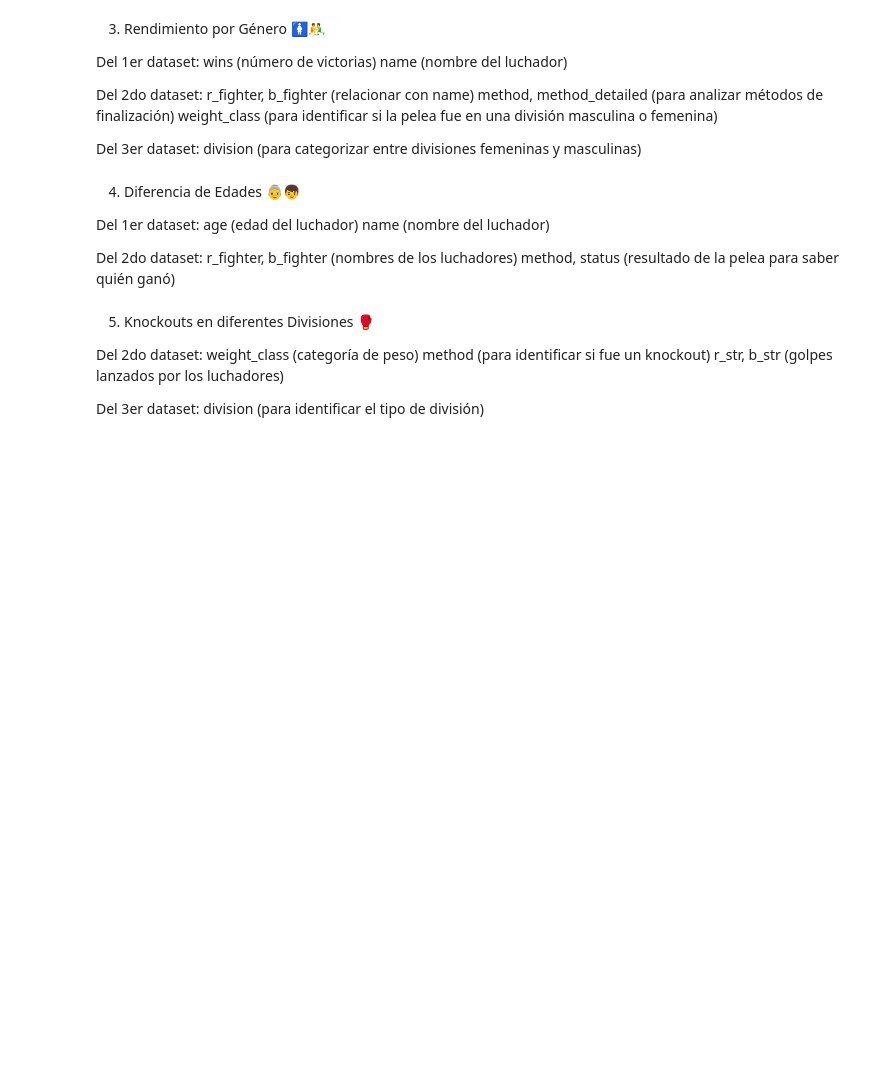
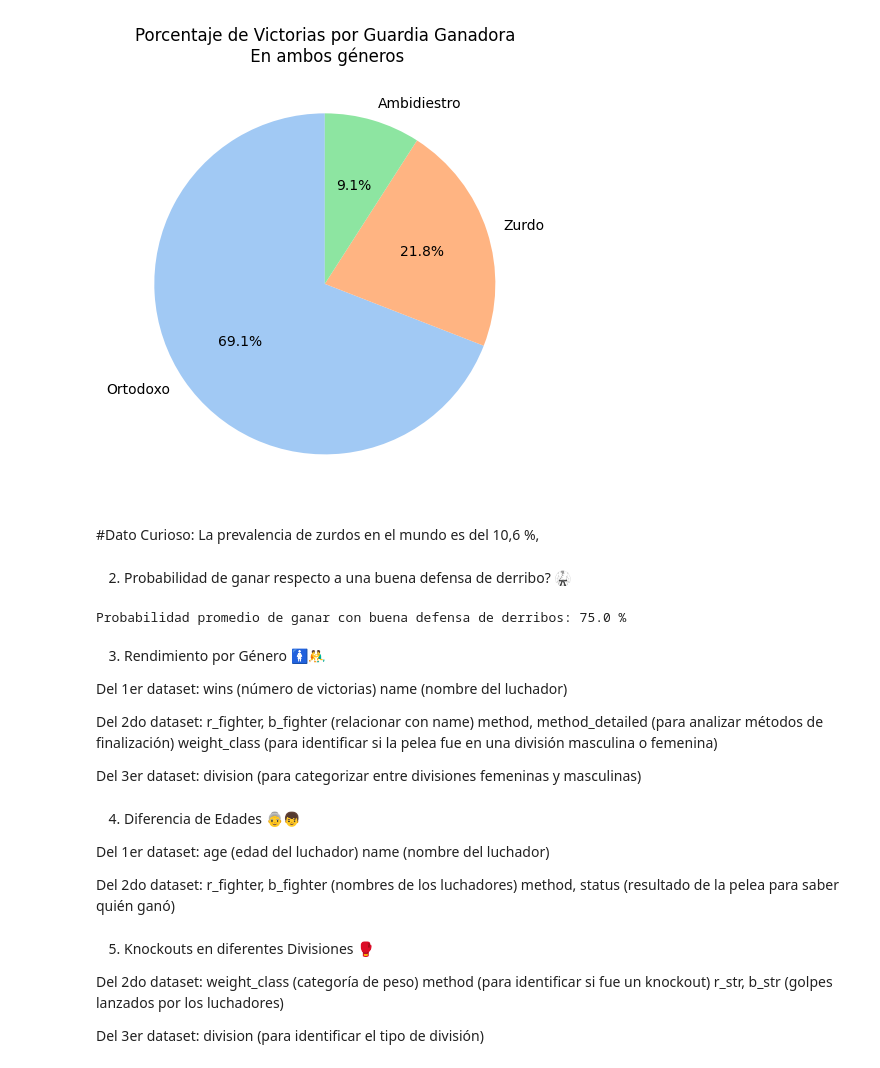
Before and after one commit to JavierRodriguezFontiveros/UFC_EDA, a Jupyter notebook: SRC/notebook/Hipotesis.ipynb, the cells around one changed output. Saved outputs shown, nothing was run; the diff lists cells and outputs as text; code cells hidden in the pictures; blank space fills up the shorter version.

```diff
--- a/SRC/notebook/Hipotesis.ipynb
+++ b/SRC/notebook/Hipotesis.ipynb
@@ -216,0 +44,11 @@ plt.show()
+# %%
+ganadores = pd.merge(df_2_filtro, df_1_filtro, left_on='Ganador', right_on='Nombre', how='left')  #Merge
+ganadores = ganadores[['Ganador', 'Guardia']].rename(columns={'Guardia': 'Guardia_ganador'})      #Cambiar nombre
+
+perdedores = pd.merge(df_2_filtro, df_1_filtro, left_on='Perdedor', right_on='Nombre', how='left') #Merge
+perdedores = perdedores[['Perdedor', 'Guardia']].rename(columns={'Guardia': 'Guardia_perdedor'})   #Cambiar nombre
+
+df_combinado = pd.merge(ganadores, perdedores, left_index=True, right_index=True)                             #Combinar
+df_combinado = df_combinado.dropna(subset=['Ganador', 'Guardia_ganador', 'Perdedor', 'Guardia_perdedor'])     #Eliminar NaN's
+
+df_combinado
@@ -216,0 +69,17 @@ plt.show()
+# %%
+contador_guardias = df_combinado['Guardia_ganador'].value_counts()
+
+porcentajes_guardias = (contador_guardias / contador_guardias.sum()) * 100
+
+plt.figure(figsize=(5, 5))
+plt.pie(porcentajes_guardias, labels=porcentajes_guardias.index, autopct='%1.1f%%', startangle=90, colors=sns.color_palette('pastel'))
+plt.title("Porcentaje de Victorias por Guardia Ganadora\n En ambos géneros")
+
+plt.tight_layout()
+plt.show()
+# %% [output]
+[figure, added]
+# %% [markdown]
+#Dato Curioso: La prevalencia de zurdos en el mundo es del 10,6 %,
+# %% [markdown]
+2. Probabilidad de ganar respecto a una buena defensa de derribo? 🥋
@@ -217,3 +88,14 @@ plt.show()
+# %%
+df_1_filtro.loc[:,'Total_Peleas'] = df_1_filtro['Victorias'] + df_1_filtro['Derrotas']
+df_1_filtro.loc[:,'Probabilidad_Ganar'] = df_1_filtro['Victorias'] / df_1_filtro['Total_Peleas']
+
+umbral_defensa = 0.6
+df_buena_defensa = df_1_filtro[df_1_filtro['Derribos_def'] >= umbral_defensa]
+
+probabilidad_promedio_ganar = df_buena_defensa['Probabilidad_Ganar'].mean()
+print(f"Probabilidad promedio de ganar con buena defensa de derribos: {(round(probabilidad_promedio_ganar,2))*100} %")
+# %% [output]
+Probabilidad promedio de ganar con buena defensa de derribos: 75.0 %
 # %% [markdown]
 3. Rendimiento por Género 🚺🤼‍♂️
 
```
Also changed, not shown: parts of 20 cells of this notebook, 1 other file.
